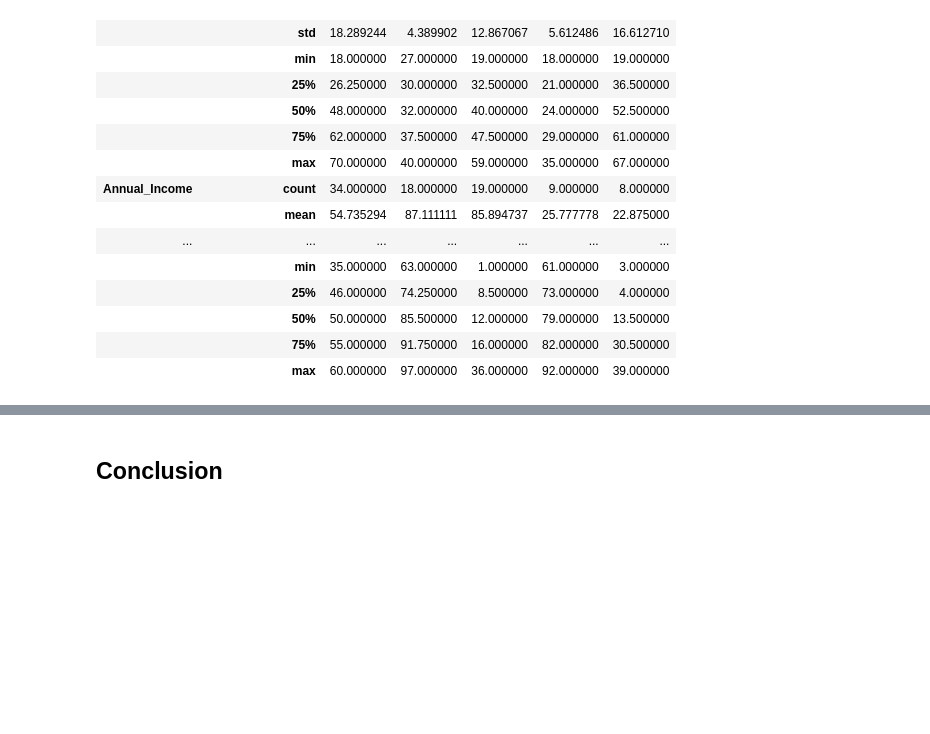
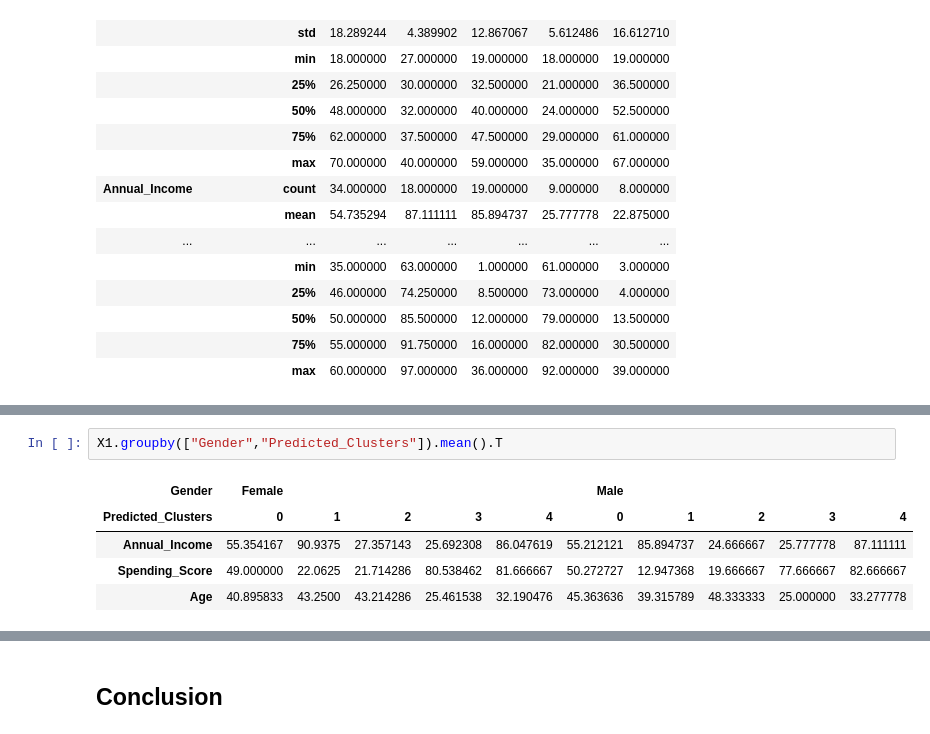
Before and after one commit to F4561/learning-from-data, a Jupyter notebook: Cluestering_Analysis_Customers_Segmentation_Project__Ali_Y.ipynb, the cells around one changed output, grey strips where cells are left out. Drawn from its saved outputs; the diff is of its cells as text; blank space fills up the shorter version.

```diff
--- a/Cluestering_Analysis_Customers_Segmentation_Project__Ali_Y.ipynb
+++ b/Cluestering_Analysis_Customers_Segmentation_Project__Ali_Y.ipynb
@@ -1136,0 +1196,8 @@ df_Male.groupby("Predicted_Clusters").describe().T
+# %%
+X1.groupby(["Gender","Predicted_Clusters"]).mean().T
+# %% [output]
+| Gender | Female |  |  |  |  | Male |  |  |  |  |
+| Predicted_Clusters | 0 | 1 | 2 | 3 | 4 | 0 | 1 | 2 | 3 | 4 |
+| Annual_Income | 55.354167 | 90.9375 | 27.357143 | 25.692308 | 86.047619 | 55.212121 | 85.894737 | 24.666667 | 25.777778 | 87.111111 |
+| Spending_Score | 49.000000 | 22.0625 | 21.714286 | 80.538462 | 81.666667 | 50.272727 | 12.947368 | 19.666667 | 77.666667 | 82.666667 |
+| Age | 40.895833 | 43.2500 | 43.214286 | 25.461538 | 32.190476 | 45.363636 | 39.315789 | 48.333333 | 25.000000 | 33.277778 |
```
Also changed, not shown: parts of 36 cells of this notebook.
